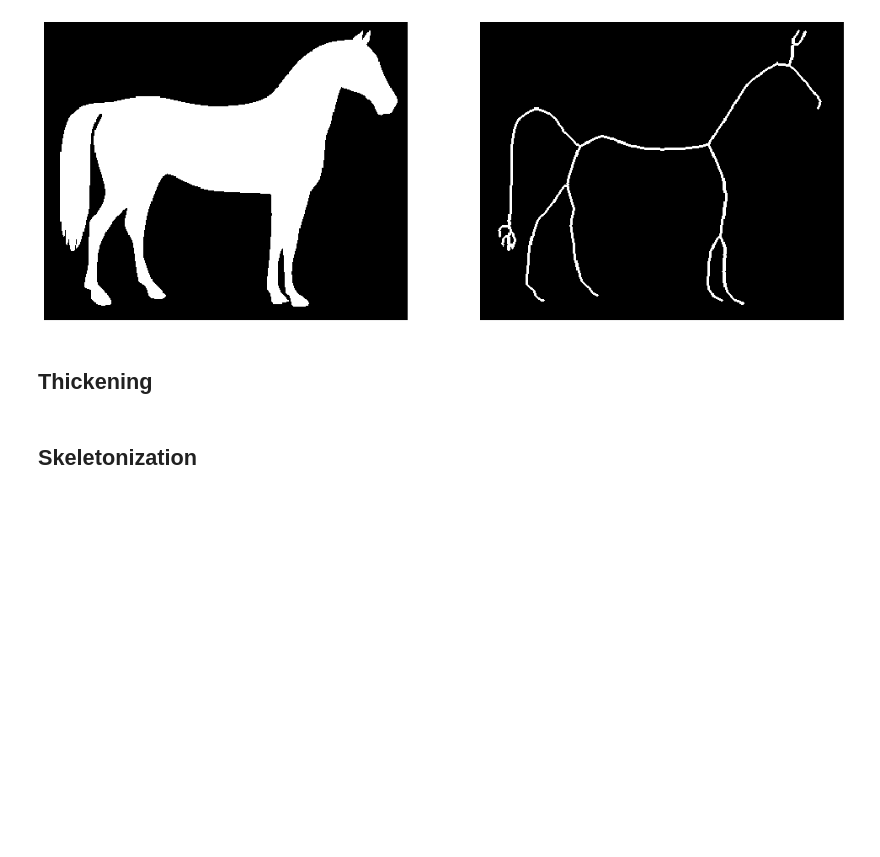
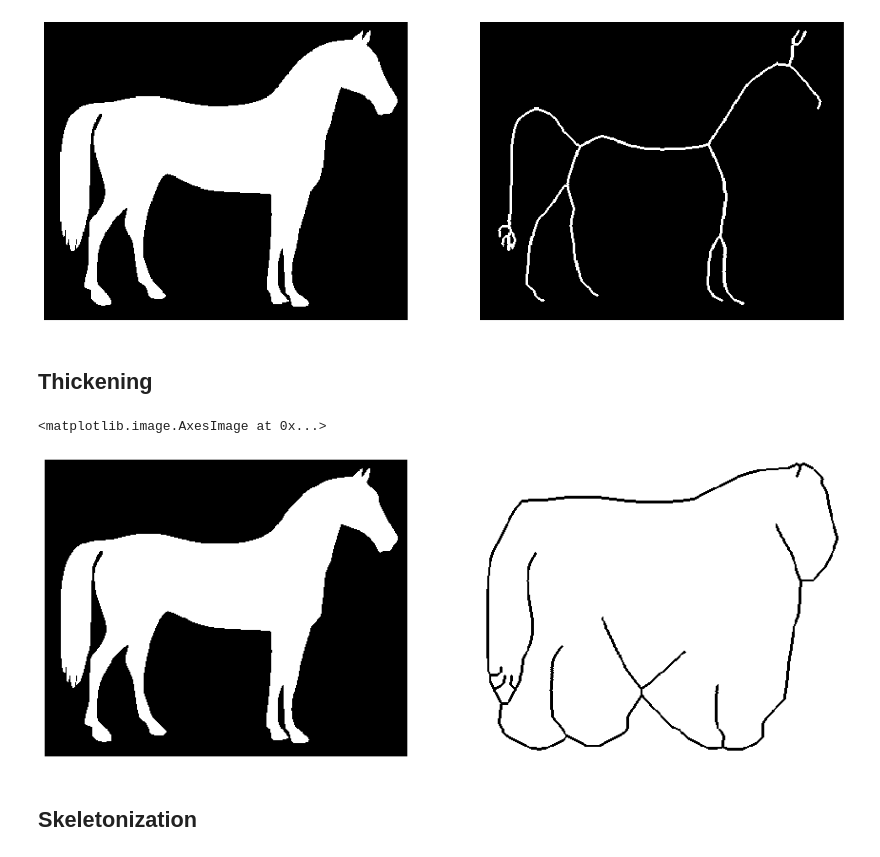
Before and after one commit to uw-cheme599/uw-cheme599.github.io, a Jupyter notebook: Wi20_content/morphology_empty.ipynb, the cells around one changed output. Saved outputs shown, nothing was run; the diff lists cells and outputs as text; code cells hidden in the pictures; blank space fills up the shorter version.

```diff
--- a/Wi20_content/morphology_empty.ipynb
+++ b/Wi20_content/morphology_empty.ipynb
@@ -195,11 +197,19 @@ A = pad(disk(30), 40)
 im = np.tile(A - erode(A, disk(15)), (7, 7))
 im_filled = fill_holes(im)
 
-fig, axes = plt.subplots(ncols=2, figsize=(17, 8))
+im_inv = 1 - im
+im_stack = np.zeros((im.shape[0], im.shape[1], 200))
+for i in range(200):
+    im_stack[:,:,i] = binary_dilation(np.zeros(im.shape, bool), disk(3), i, im_inv, None, 1)
+
+fig, axes = plt.subplots(ncols=2, nrows=2, figsize=(17, 13))
+axes = axes.flatten()
 
 for ax in axes:
     ax.axis('off')
 
 axes[0].imshow(im, cmap='gray')
-axes[1].imshow(im_filled, cmap='gray')
+axes[1].imshow(im_inv, cmap='gray')
+#axes[2].imshow(im_dil, cmap='gray')
+axes[3].imshow(im_filled, cmap='gray')
 # %% [output]
@@ -246,6 +271,19 @@ axes[1].imshow(dilate(thin(im), disk(1)), cmap='gray')
 [figure]
 # %% [markdown]
 ## Thickening
+# %%
+im_thick = 1 - dilate(thin(1-im))
+
+fig, axes = plt.subplots(ncols=2, figsize=(15,9))
+
+for ax in axes:
+    ax.axis('off')
+
+axes[0].imshow(im, cmap='gray')
+axes[1].imshow(im_thick, cmap='gray')
+# %% [output]
+<matplotlib.image.AxesImage at 0x...>
+[figure, added]
 # %% [markdown]
 ## Skeletonization
 # %% [markdown]
```
Also changed, not shown: parts of 28 cells of this notebook, 3 other files.
